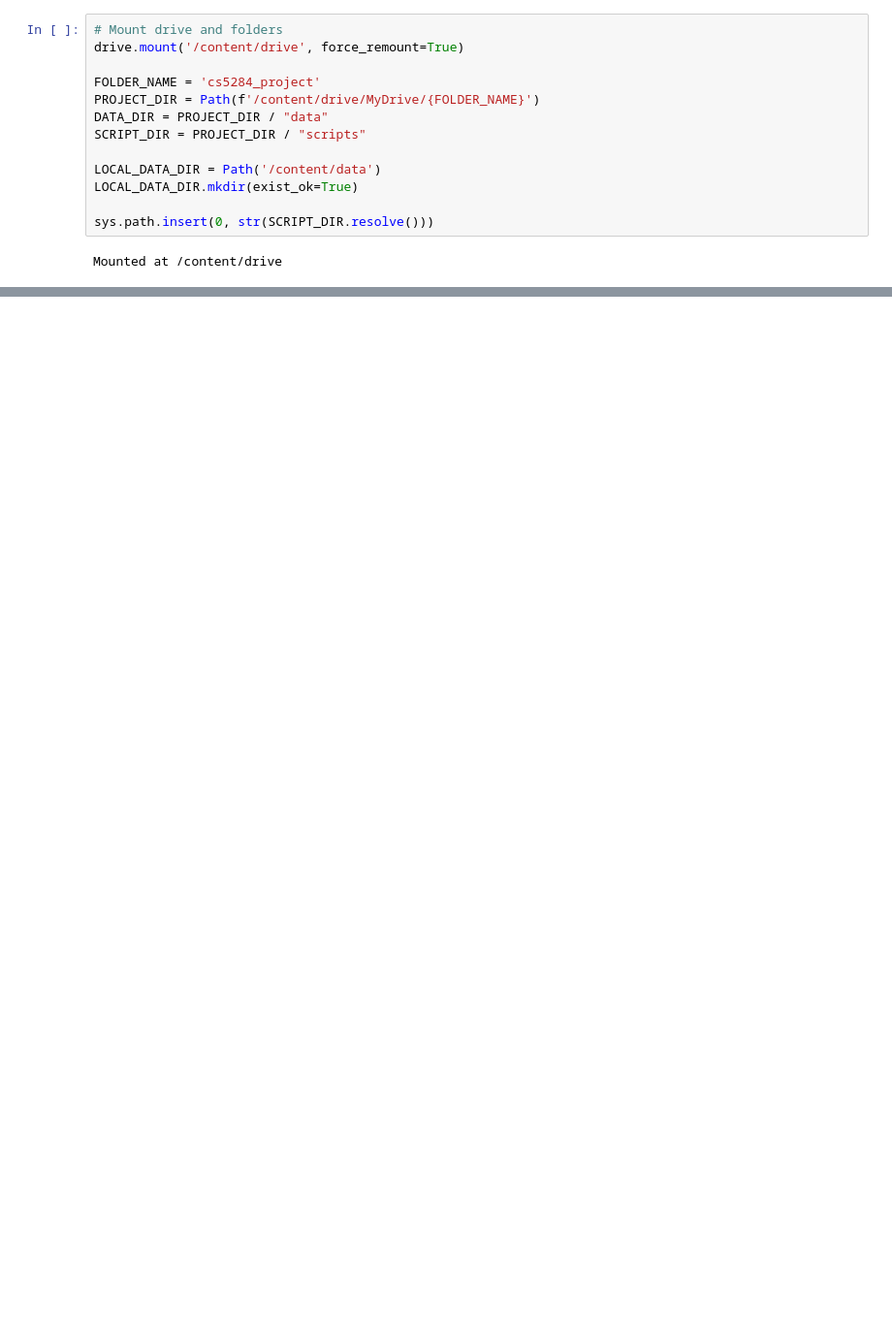
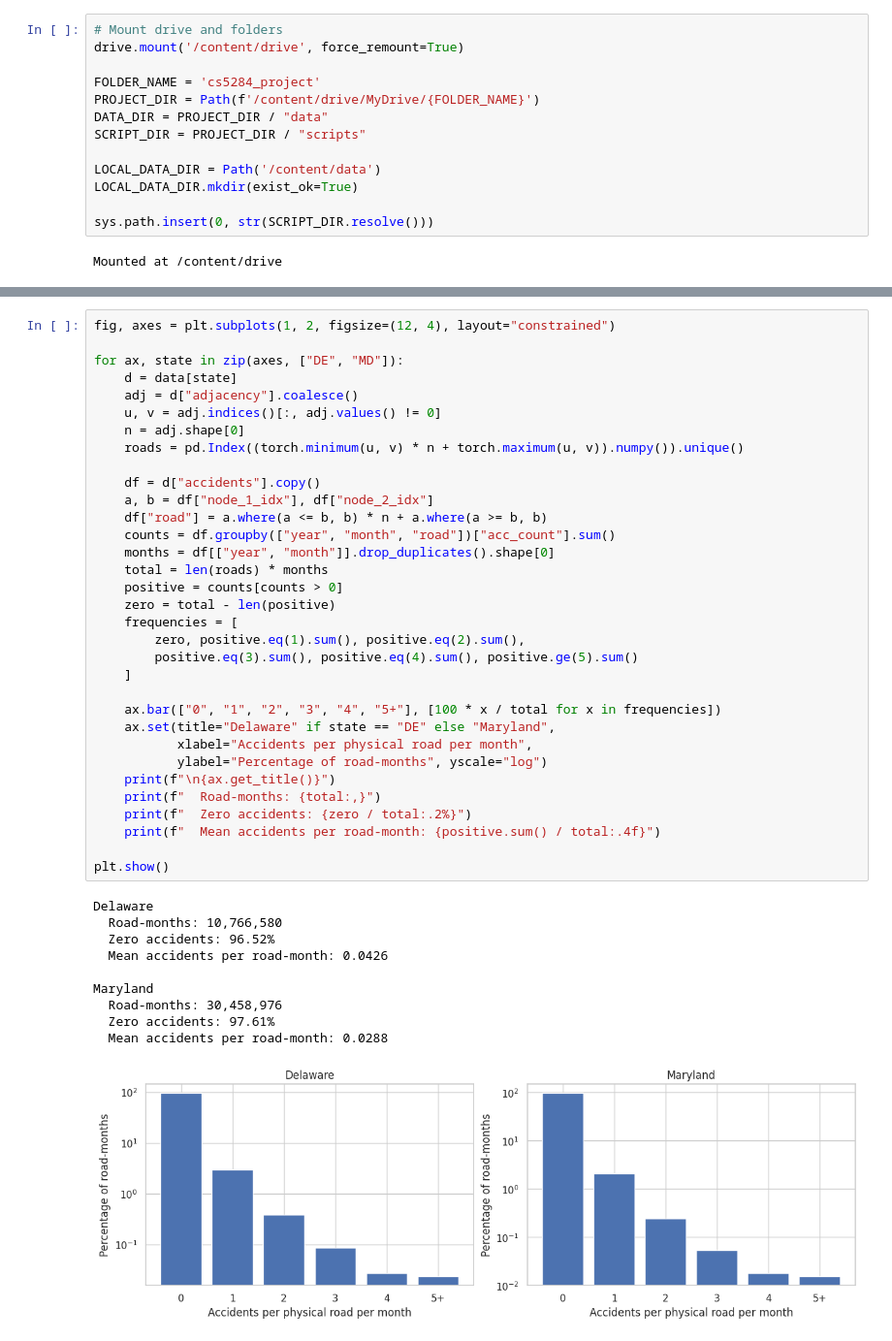
Before and after one commit to aaronteork/CS5284_GML, a Jupyter notebook: eda.ipynb, the cells around one changed output, grey strips where cells are left out. Shown at 97% size. Saved outputs shown, nothing was run; the diff lists cells and outputs as text; blank space fills up the shorter version.

```diff
--- a/eda.ipynb
+++ b/eda.ipynb
@@ -498,0 +436,44 @@ max -75.049863  39.839218
+# %%
+fig, axes = plt.subplots(1, 2, figsize=(12, 4), layout="constrained")
+
+for ax, state in zip(axes, ["DE", "MD"]):
+    d = data[state]
+    adj = d["adjacency"].coalesce()
+    u, v = adj.indices()[:, adj.values() != 0]
+    n = adj.shape[0]
+    roads = pd.Index((torch.minimum(u, v) * n + torch.maximum(u, v)).numpy()).unique()
+
+    df = d["accidents"].copy()
+    a, b = df["node_1_idx"], df["node_2_idx"]
+    df["road"] = a.where(a <= b, b) * n + a.where(a >= b, b)
+    counts = df.groupby(["year", "month", "road"])["acc_count"].sum()
+    months = df[["year", "month"]].drop_duplicates().shape[0]
+    total = len(roads) * months
+    positive = counts[counts > 0]
+    zero = total - len(positive)
+    frequencies = [
+        zero, positive.eq(1).sum(), positive.eq(2).sum(),
+        positive.eq(3).sum(), positive.eq(4).sum(), positive.ge(5).sum()
+    ]
+
+    ax.bar(["0", "1", "2", "3", "4", "5+"], [100 * x / total for x in frequencies])
+    ax.set(title="Delaware" if state == "DE" else "Maryland",
+           xlabel="Accidents per physical road per month",
+           ylabel="Percentage of road-months", yscale="log")
+    print(f"\n{ax.get_title()}")
+    print(f"  Road-months: {total:,}")
+    print(f"  Zero accidents: {zero / total:.2%}")
+    print(f"  Mean accidents per road-month: {positive.sum() / total:.4f}")
+
+plt.show()
+# %% [output]
+Delaware
+  Road-months: 10,766,580
+  Zero accidents: 96.52%
+  Mean accidents per road-month: 0.0426
+
+Maryland
+  Road-months: 30,458,976
+  Zero accidents: 97.61%
+  Mean accidents per road-month: 0.0288
+[figure, added]
```
Also changed, not shown: parts of 45 cells of this notebook, 1 other file.
